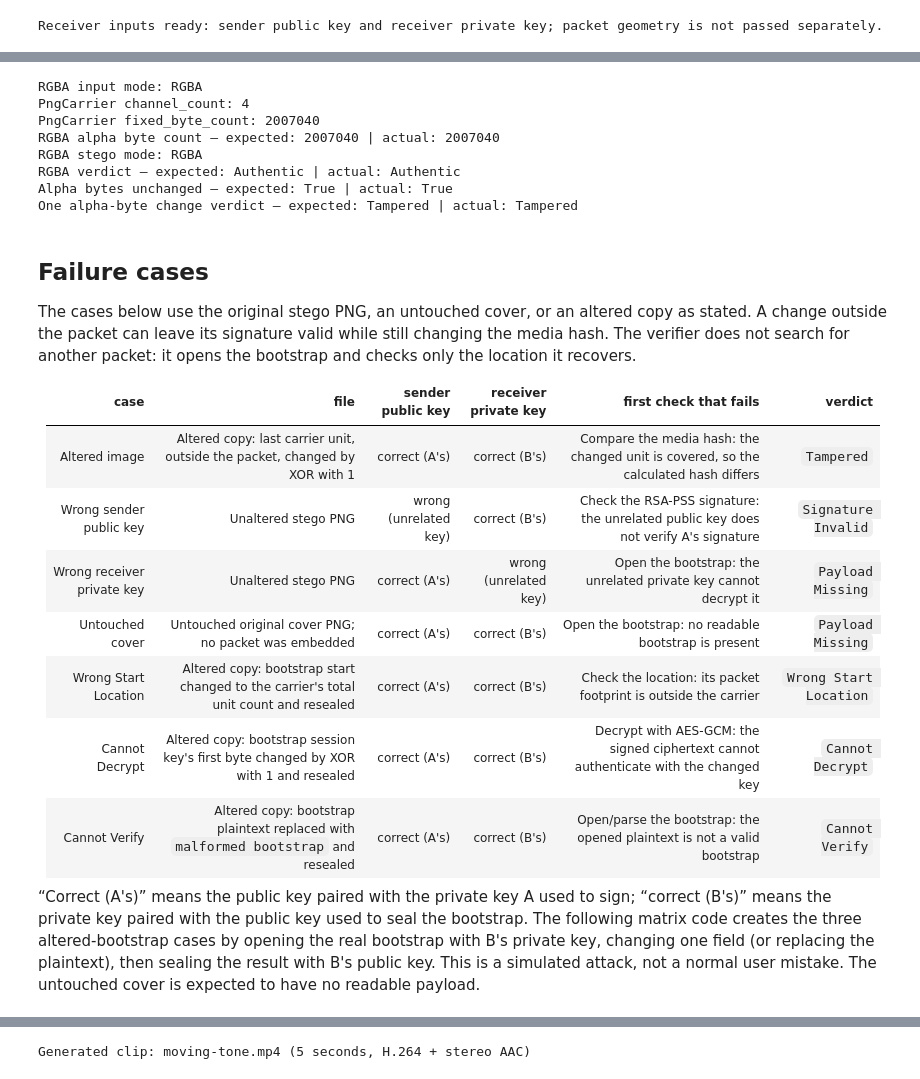
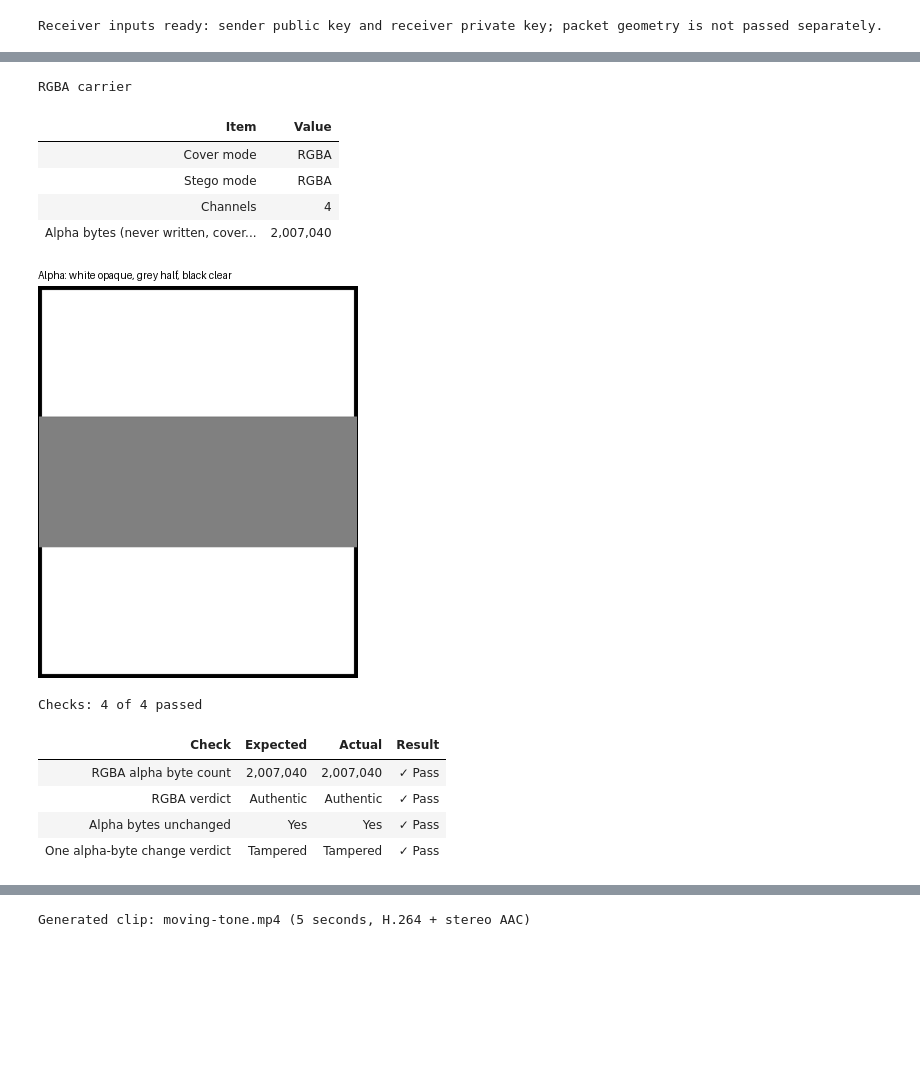
Before and after one commit to alvinto27/INF2005-ACW1, a Jupyter notebook: notebooks/FR1-12 Prototype.ipynb, the cells around one changed output, grey strips where cells are left out. Cells and saved outputs as stored; diff of their text form; code cells hidden in the pictures; blank space fills up the shorter version.

```diff
--- a/notebooks/FR1-12 Prototype.ipynb
+++ b/notebooks/FR1-12 Prototype.ipynb
@@ -471,67 +550,54 @@ rgba_cover_path = DEMO_DIR / "banana-rgba-cover.png"
 rgba_stego_path = DEMO_DIR / "banana-rgba-stego.png"
 rgba_tampered_path = DEMO_DIR / "banana-rgba-alpha-tampered.png"
 Image.fromarray(rgba_cover_array, mode="RGBA").save(rgba_cover_path, format="PNG")
 rgba_alpha_before = rgba_cover_array[:, :, 3].copy()
 with Image.open(rgba_cover_path) as rgba_image:
-    print("RGBA input mode:", rgba_image.mode)
+    rgba_input_mode = rgba_image.mode
 rgba_source = PngCarrier(rgba_cover_path)
-print("PngCarrier channel_count:", rgba_source.channel_count)
-print("PngCarrier fixed_byte_count:", rgba_source.fixed_byte_count)
 show_check("RGBA alpha byte count", rgba_width * rgba_height, rgba_alpha_before.size)
 rgba_sender_private_key, rgba_sender_public_key = generate_rsa_keypair()
 rgba_layout, _ = encode_png(
     rgba_cover_path,
     rgba_stego_path,
     rgba_sender_private_key,
     receiver_public_key,
     start_unit=bootstrap_span(receiver_public_key),
     lsb_count=3,
     user_payload=b"RGBA alpha is preserved and hashed",
     metadata=b"kind=png;flow=rgba-demo",
 )
 rgba_result = verify_png(rgba_stego_path, rgba_sender_public_key, receiver_private_key)
 with Image.open(rgba_stego_path) as rgba_stego_image:
     rgba_stego_array = np.asarray(rgba_stego_image, dtype=np.uint8).copy()
-    print("RGBA stego mode:", rgba_stego_image.mode)
+    rgba_stego_mode = rgba_stego_image.mode
 alpha_unchanged = np.array_equal(rgba_stego_array[:, :, 3], rgba_alpha_before)
 show_check("RGBA verdict", "Authentic", rgba_result.verdict)
 show_check("Alpha bytes unchanged", True, alpha_unchanged)
 rgba_tampered_array = rgba_stego_array.copy()
 rgba_tampered_array[rgba_height // 2, rgba_width // 2, 3] ^= np.uint8(1)
 Image.fromarray(rgba_tampered_array, mode="RGBA").save(rgba_tampered_path, format="PNG")
 show_check("One alpha-byte change verdict", "Tampered", verify_png(rgba_tampered_path, rgba_sender_public_key, receiver_private_key).verdict)
+show_facts("RGBA carrier", {
+    "Cover mode": rgba_input_mode,
+    "Stego mode": rgba_stego_mode,
+    "Channels": rgba_source.channel_count,
+    "Alpha bytes (never written, covered by the hash)": rgba_source.fixed_byte_count,
+})
+rgba_alpha_preview = Image.fromarray(rgba_alpha_before, mode="L")
+rgba_alpha_preview.thumbnail((320, 392))
+display(show_panels([(rgba_alpha_preview, "Alpha: white opaque, grey half, black clear")]))
 del rgba_cover_array, rgba_stego_array, rgba_tampered_array, rgba_sender_private_key
 # %% [output]
-RGBA input mode: RGBA
-PngCarrier channel_count: 4
-PngCarrier fixed_byte_count: 2007040
-RGBA alpha byte count — expected: 2007040 | actual: 2007040
-RGBA stego mode: RGBA
-RGBA verdict — expected: Authentic | actual: Authentic
-Alpha bytes unchanged — expected: True | actual: True
-One alpha-byte change verdict — expected: Tampered | actual: Tampered
+RGBA carrier
+| Item | Value |
+| Cover mode | RGBA |
+| Stego mode | RGBA |
+| Channels | 4 |
+| Alpha bytes (never written, cover... | 2,007,040 |
+[figure, added]
+Checks: 4 of 4 passed
+| Check | Expected | Actual | Result |
+| RGBA alpha byte count | 2,007,040 | 2,007,040 | ✓ Pass |
+| RGBA verdict | Authentic | Authentic | ✓ Pass |
+| Alpha bytes unchanged | Yes | Yes | ✓ Pass |
+| One alpha-byte change verdict | Tampered | Tampered | ✓ Pass |
-# %% [markdown]
-## Failure cases
-
-The cases below use the original stego PNG, an untouched cover, or an altered
-copy as stated. A change outside the packet can leave its signature valid while
-still changing the media hash. The verifier does not search for another packet:
-it opens the bootstrap and checks only the location it recovers.
-
-| case | file | sender public key | receiver private key | first check that fails | verdict |
-| --- | --- | --- | --- | --- | --- |
-| Altered image | Altered copy: last carrier unit, outside the packet, changed by XOR with 1 | correct (A's) | correct (B's) | Compare the media hash: the changed unit is covered, so the calculated hash differs | `Tampered` |
-| Wrong sender public key | Unaltered stego PNG | wrong (unrelated key) | correct (B's) | Check the RSA-PSS signature: the unrelated public key does not verify A's signature | `Signature Invalid` |
-| Wrong receiver private key | Unaltered stego PNG | correct (A's) | wrong (unrelated key) | Open the bootstrap: the unrelated private key cannot decrypt it | `Payload Missing` |
-| Untouched cover | Untouched original cover PNG; no packet was embedded | correct (A's) | correct (B's) | Open the bootstrap: no readable bootstrap is present | `Payload Missing` |
-| Wrong Start Location | Altered copy: bootstrap start changed to the carrier's total unit count and resealed | correct (A's) | correct (B's) | Check the location: its packet footprint is outside the carrier | `Wrong Start Location` |
-| Cannot Decrypt | Altered copy: bootstrap session key's first byte changed by XOR with 1 and resealed | correct (A's) | correct (B's) | Decrypt with AES-GCM: the signed ciphertext cannot authenticate with the changed key | `Cannot Decrypt` |
-| Cannot Verify | Altered copy: bootstrap plaintext replaced with `malformed bootstrap` and resealed | correct (A's) | correct (B's) | Open/parse the bootstrap: the opened plaintext is not a valid bootstrap | `Cannot Verify` |
-
-“Correct (A's)” means the public key paired with the private key A used to sign;
-“correct (B's)” means the private key paired with the public key used to seal
-the bootstrap. The following matrix code creates the three altered-bootstrap
-cases by opening the real bootstrap with B's private key, changing one field
-(or replacing the plaintext), then sealing the result with B's public key. This
-is a simulated attack, not a normal user mistake. The untouched cover is
-expected to have no readable payload.
```
Also changed, not shown: parts of 153 cells of this notebook, 4 other files.
